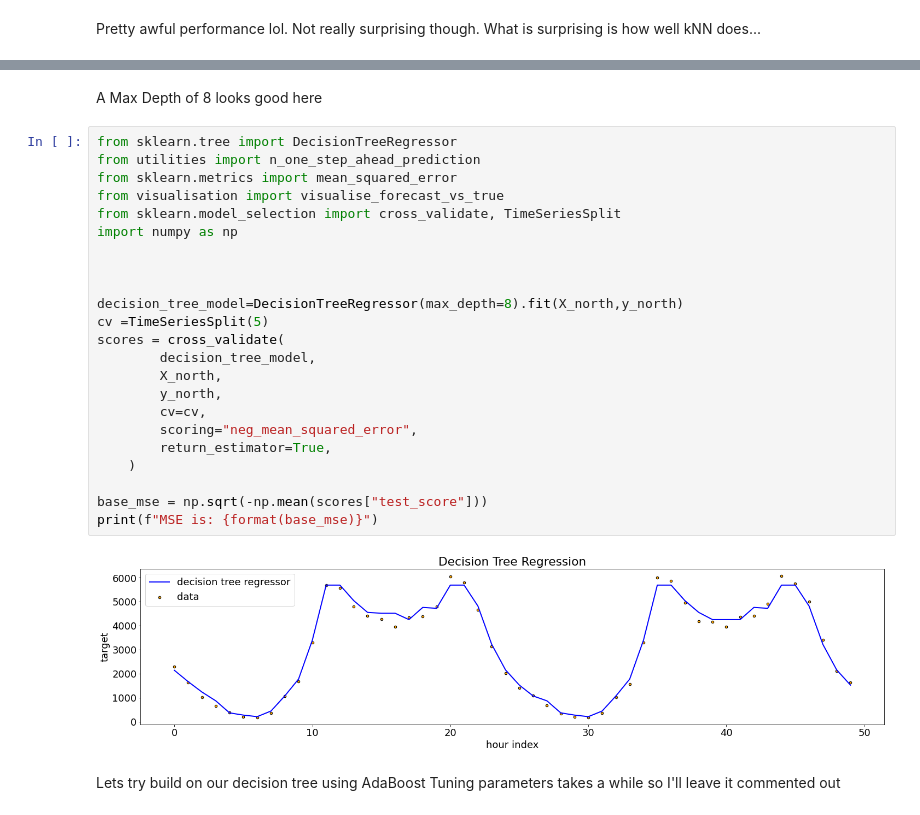
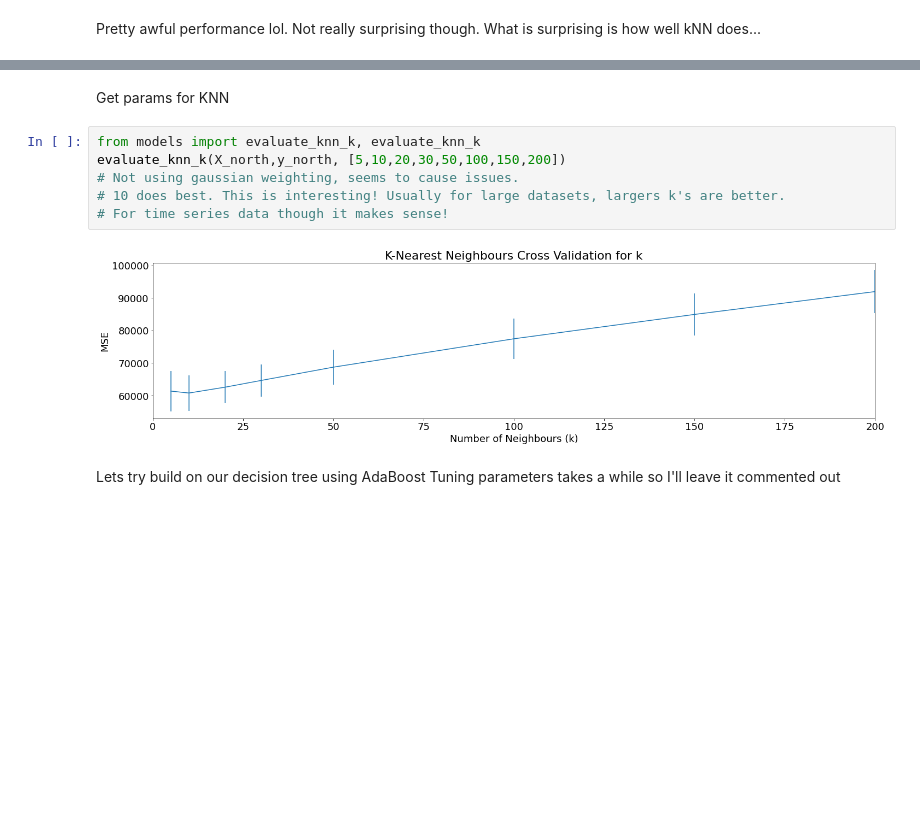
Before and after one commit to tmulligan98/Machine-Learning-Main-Project, a Jupyter notebook: scripts/notebook.ipynb, the cells around one changed output, grey strips where cells are left out. Saved outputs shown, nothing was run; the diff lists cells and outputs as text; blank space fills up the shorter version.

```diff
--- a/scripts/notebook.ipynb
+++ b/scripts/notebook.ipynb
@@ -332,30 +278,13 @@ decision_tree_model=evaluate_decision_tree_hyperparams(X_north,y_north, [i for i
-# %% [markdown]
-A Max Depth of 8 looks good here
-# %%
-from sklearn.tree import DecisionTreeRegressor
-from utilities import n_one_step_ahead_prediction
-from sklearn.metrics import mean_squared_error
-from visualisation import visualise_forecast_vs_true
-from sklearn.model_selection import cross_validate, TimeSeriesSplit
-import numpy as np
-
-
-
-decision_tree_model=DecisionTreeRegressor(max_depth=8).fit(X_north,y_north)
-cv =TimeSeriesSplit(5)
-scores = cross_validate(
-        decision_tree_model,
-        X_north,
-        y_north,
-        cv=cv,
-        scoring="neg_mean_squared_error",
-        return_estimator=True,
-    )
-
-base_mse = np.sqrt(-np.mean(scores["test_score"]))
-print(f"MSE is: {format(base_mse)}")
-# %% [output]
-[figure, removed]
+# %% [markdown]
+Get params for KNN
+# %%
+from models import evaluate_knn_k, evaluate_knn_k
+evaluate_knn_k(X_north,y_north, [5,10,20,30,50,100,150,200])
+# Not using gaussian weighting, seems to cause issues.
+# 10 does best. This is interesting! Usually for large datasets, largers k's are better.
+# For time series data though it makes sense!
+# %% [output]
+[figure, added]
 # %% [markdown]
 Lets try build on our decision tree using AdaBoost
 Tuning parameters takes a while so I'll leave it commented out
```
Also changed, not shown: parts of 19 cells of this notebook, 3 other files.
